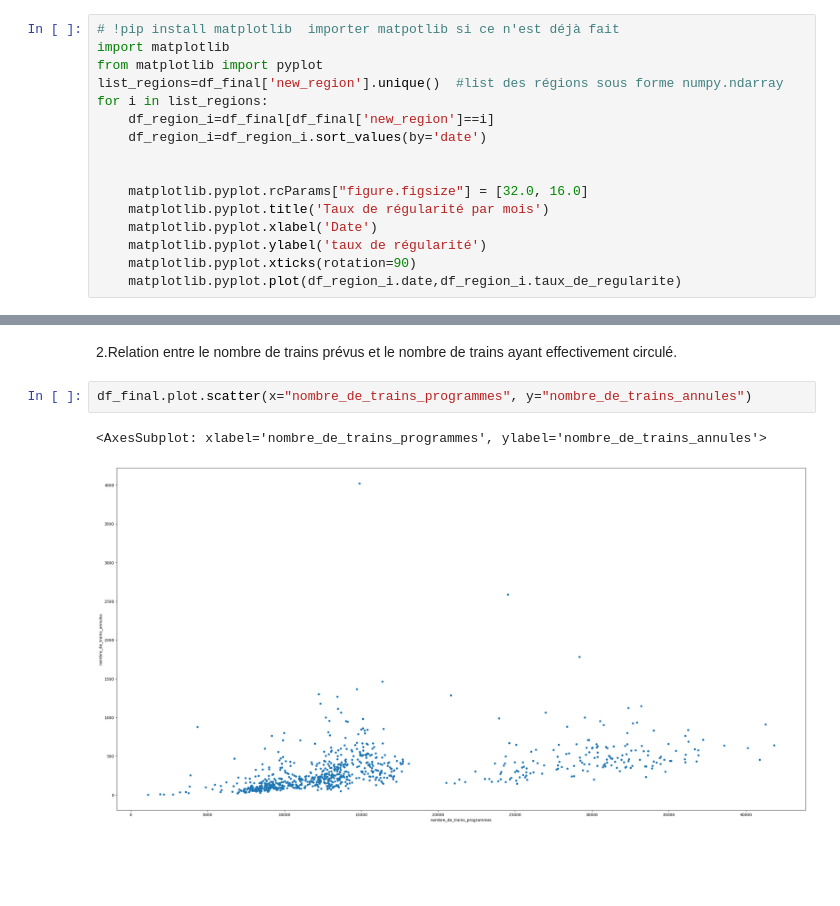
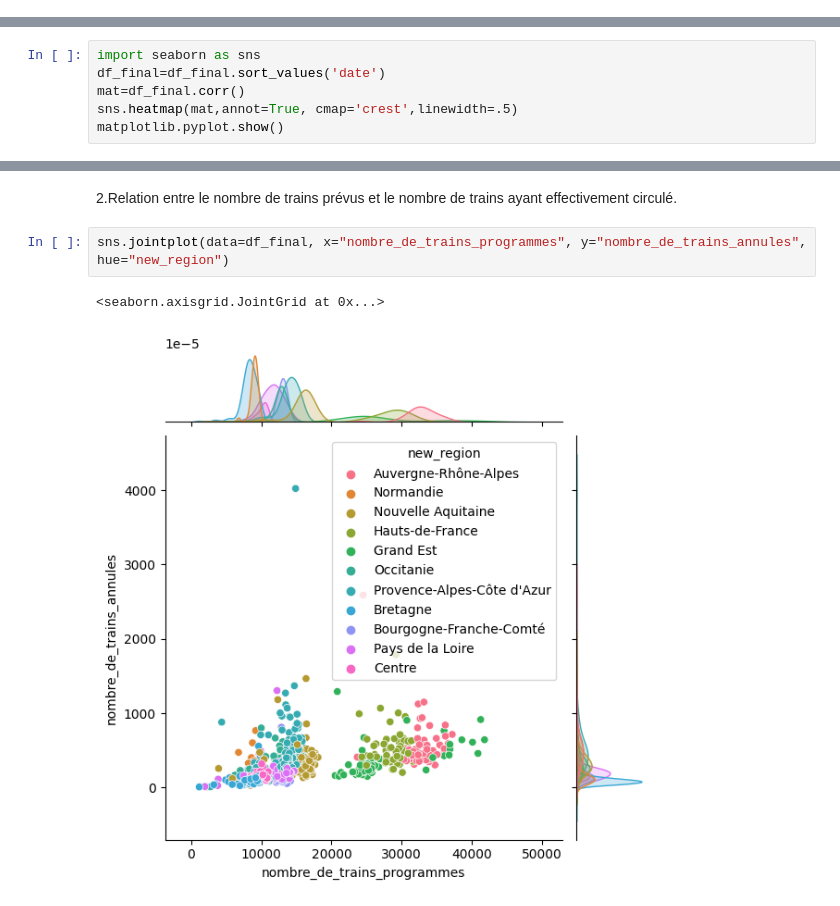
Before and after one commit to gbiaou/Projet_Python_SNCF, a Jupyter notebook: Regularite_des_trains/Recuperation_données_regularité.ipynb, the cells around one changed output, grey strips where cells are left out. Drawn from its saved outputs; the diff is of its cells as text; blank space fills up the shorter version.

```diff
--- a/Regularite_des_trains/Recuperation_données_regularité.ipynb
+++ b/Regularite_des_trains/Recuperation_données_regularité.ipynb
@@ -386,19 +368,3 @@ df_final.to_csv('base_regularité.csv') #sauvegarde en csv de la base finale
 # Visualisation de la régularité
 # %% [markdown]
 1.taux de regularite par région
-# %%
-# !pip install matplotlib  importer matpotlib si ce n'est déjà fait
-import matplotlib
-from matplotlib import pyplot
-list_regions=df_final['new_region'].unique()  #list des régions sous forme numpy.ndarray
-for i in list_regions:
-    df_region_i=df_final[df_final['new_region']==i]
-    df_region_i=df_region_i.sort_values(by='date')
-
-
-    matplotlib.pyplot.rcParams["figure.figsize"] = [32.0, 16.0]
-    matplotlib.pyplot.title('Taux de régularité par mois')
-    matplotlib.pyplot.xlabel('Date')
-    matplotlib.pyplot.ylabel('taux de régularité')
-    matplotlib.pyplot.xticks(rotation=90)
-    matplotlib.pyplot.plot(df_region_i.date,df_region_i.taux_de_regularite)
@@ -406,0 +386,6 @@ for i in list_regions:
+# %%
+import seaborn as sns
+df_final=df_final.sort_values('date')
+mat=df_final.corr()
+sns.heatmap(mat,annot=True, cmap='crest',linewidth=.5)
+matplotlib.pyplot.show()
@@ -407,7 +394,7 @@ for i in list_regions:
 # %% [markdown]
 2.Relation entre le nombre de trains prévus et le nombre de trains ayant effectivement circulé.
 # %%
-df_final.plot.scatter(x="nombre_de_trains_programmes", y="nombre_de_trains_annules")
+sns.jointplot(data=df_final, x="nombre_de_trains_programmes", y="nombre_de_trains_annules", hue="new_region")
 # %% [output]
-<AxesSubplot: xlabel='nombre_de_trains_programmes', ylabel='nombre_de_trains_annules'>
+<seaborn.axisgrid.JointGrid at 0x...>
-[figure, old version]
+[figure, new version]
```
Also changed, not shown: parts of 13 cells of this notebook, 4 other files.
